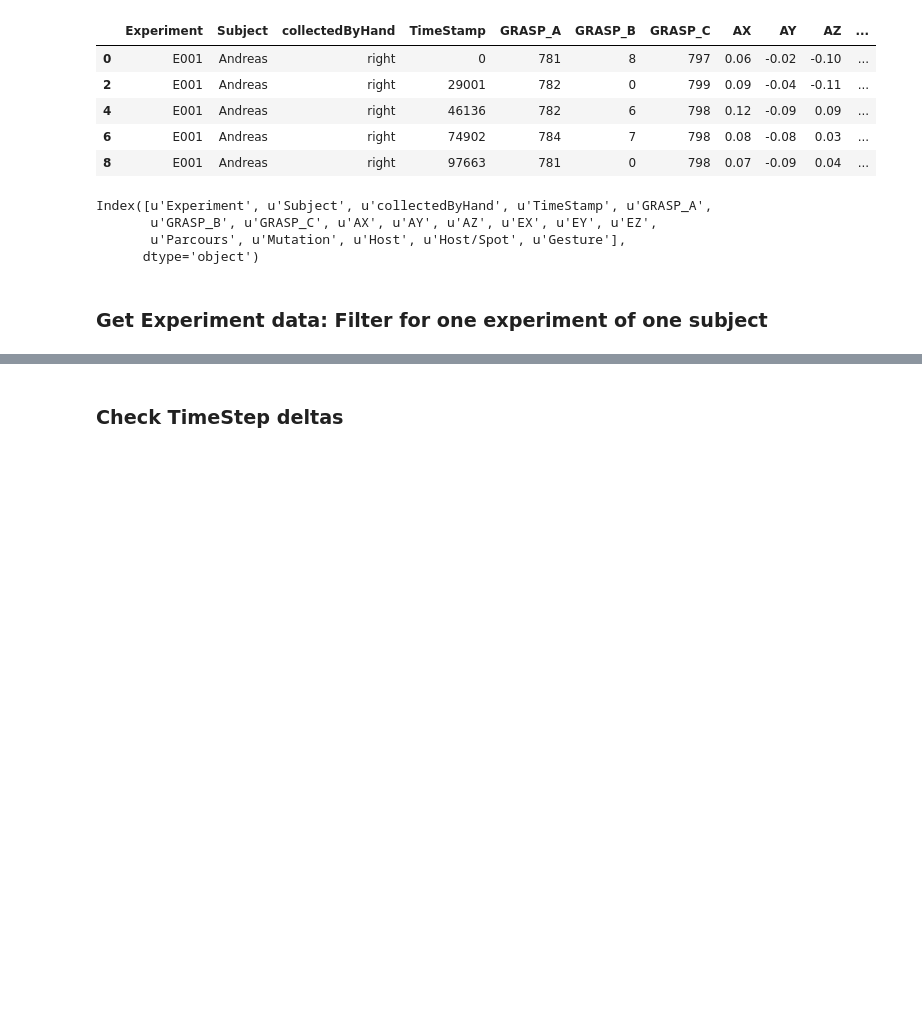
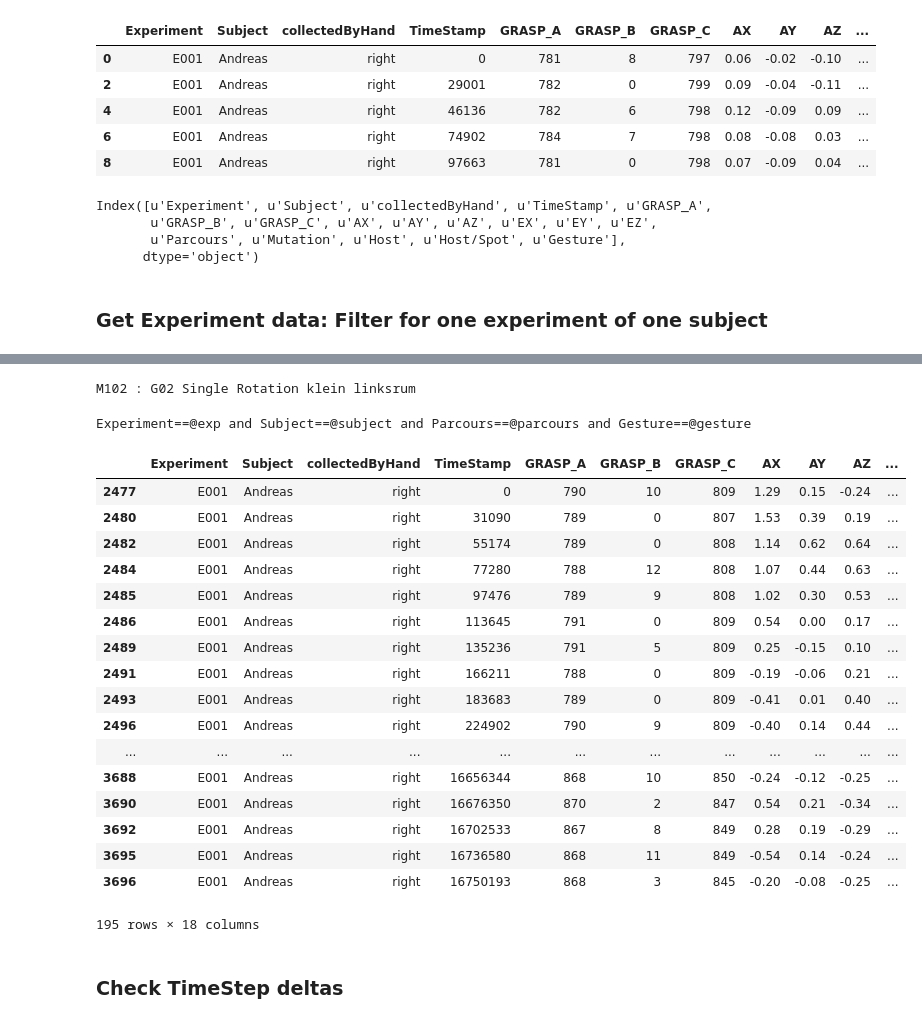
Before and after one commit to Make-O-Matic/MOM-Engine, a Jupyter notebook: data_preprocess.ipynb, the cells around one changed output, grey strips where cells are left out. Drawn from its saved outputs; the diff is of its cells as text; code cells hidden in the pictures; blank space fills up the shorter version.

```diff
--- a/data_preprocess.ipynb
+++ b/data_preprocess.ipynb
@@ -457,2 +453,30 @@ mydata
+# %%
+for mut in mut_list:
+    gest = get_mutation_gesture(mut)
+    print mut, ":", gest, gesture_name(gest)
+# %% [output]
+M102 : G02 Single Rotation klein linksrum
+# %%
+get_experiment(data,exp,subject,parcours,mutation=None,gesture='G15')
+# %% [output]
+Experiment==@exp and Subject==@subject and Parcours==@parcours and Gesture==@gesture
+|  | Experiment | Subject | collectedByHand | TimeStamp | GRASP_A | GRASP_B | GRASP_C | AX | AY | AZ | ... |
+| 2477 | E001 | Andreas | right | 0 | 790 | 10 | 809 | 1.29 | 0.15 | -0.24 | ... |
+| 2480 | E001 | Andreas | right | 31090 | 789 | 0 | 807 | 1.53 | 0.39 | 0.19 | ... |
+| 2482 | E001 | Andreas | right | 55174 | 789 | 0 | 808 | 1.14 | 0.62 | 0.64 | ... |
+| 2484 | E001 | Andreas | right | 77280 | 788 | 12 | 808 | 1.07 | 0.44 | 0.63 | ... |
+| 2485 | E001 | Andreas | right | 97476 | 789 | 9 | 808 | 1.02 | 0.30 | 0.53 | ... |
+| 2486 | E001 | Andreas | right | 113645 | 791 | 0 | 809 | 0.54 | 0.00 | 0.17 | ... |
+| 2489 | E001 | Andreas | right | 135236 | 791 | 5 | 809 | 0.25 | -0.15 | 0.10 | ... |
+| 2491 | E001 | Andreas | right | 166211 | 788 | 0 | 809 | -0.19 | -0.06 | 0.21 | ... |
+| 2493 | E001 | Andreas | right | 183683 | 789 | 0 | 809 | -0.41 | 0.01 | 0.40 | ... |
+| 2496 | E001 | Andreas | right | 224902 | 790 | 9 | 809 | -0.40 | 0.14 | 0.44 | ... |
+| ... | ... | ... | ... | ... | ... | ... | ... | ... | ... | ... | ... |
+| 3688 | E001 | Andreas | right | 16656344 | 868 | 10 | 850 | -0.24 | -0.12 | -0.25 | ... |
+| 3690 | E001 | Andreas | right | 16676350 | 870 | 2 | 847 | 0.54 | 0.21 | -0.34 | ... |
+| 3692 | E001 | Andreas | right | 16702533 | 867 | 8 | 849 | 0.28 | 0.19 | -0.29 | ... |
+| 3695 | E001 | Andreas | right | 16736580 | 868 | 11 | 849 | -0.54 | 0.14 | -0.24 | ... |
+| 3696 | E001 | Andreas | right | 16750193 | 868 | 3 | 845 | -0.20 | -0.08 | -0.25 | ... |
+195 rows × 18 columns
 # %% [markdown]
 ### Check TimeStep deltas
```
Also changed, not shown: parts of 20 cells of this notebook.
